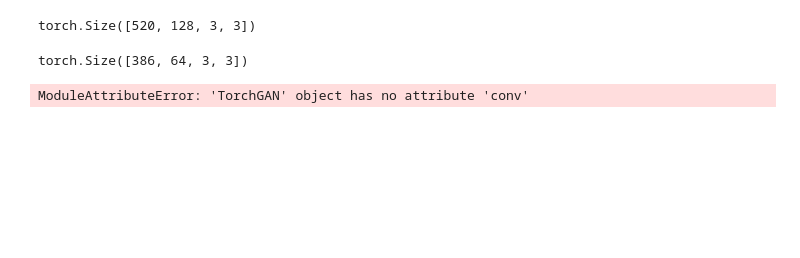
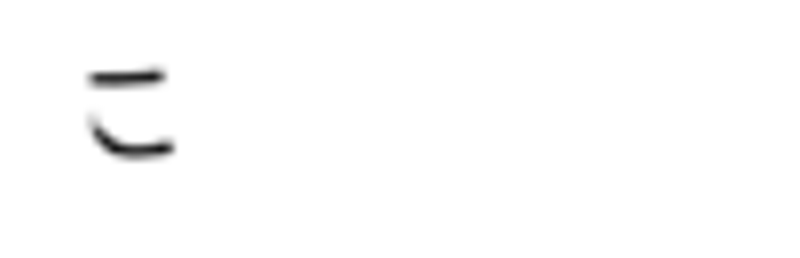
Before and after one commit to amurthy1/DAGAN, a Jupyter notebook: dagan_misc.ipynb, the cells around one changed output. Drawn from its saved outputs; the diff is of its cells as text; code cells hidden in the pictures; blank space fills up the shorter version.

Commit message:
Final torch generator

```diff
--- a/dagan_misc.ipynb
+++ b/dagan_misc.ipynb
@@ -530,12 +214,0 @@ vars_list
-# %%
-reshape_conv(read_tf("generator/g_deconv_layers/g_deconv0/conv2d_transpose/kernel")).shape
-# %% [output]
-torch.Size([520, 128, 3, 3])
-# %%
-torch_g.decode2.conv_t3.conv.weight.shape
-# %% [output]
-torch.Size([386, 64, 3, 3])
-# %%
-torch_g.conv._modules['0']
-# %% [output]
-ModuleAttributeError: 'TorchGAN' object has no attribute 'conv'
@@ -546,0 +215,5 @@ tf.image.resize_nearest_neighbor(inp, (None, None))
+# %%
+# Render tf
+render_image_arr(np.array(final_results[0][0]) * 0.5 + 0.5)
+# %% [output]
+[figure, added]
```
Also changed, not shown: parts of 24 cells of this notebook, 2 other files.
